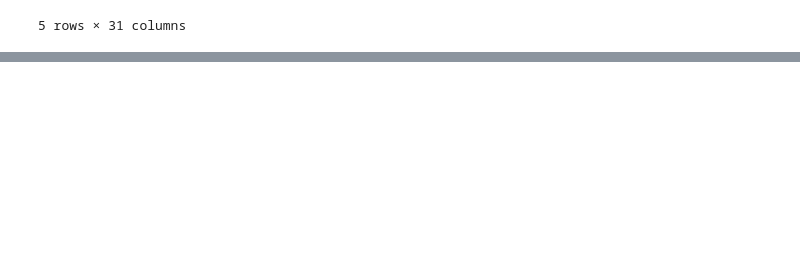
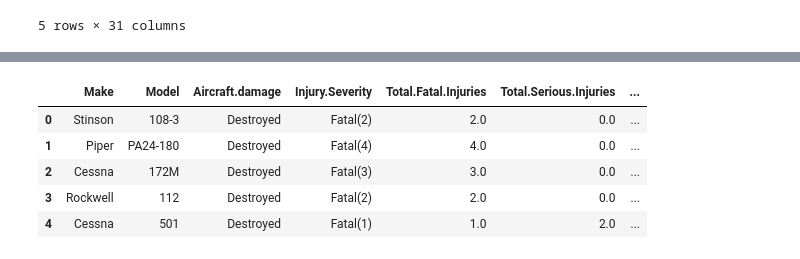
Before and after one commit to ralphy89/dsc-phase-1-project, a Jupyter notebook: working_notebook.ipynb, the cells around one changed output, grey strips where cells are left out. Cells and saved outputs as stored; diff of their text form; code cells hidden in the pictures; blank space fills up the shorter version.

```diff
--- a/working_notebook.ipynb
+++ b/working_notebook.ipynb
@@ -162,0 +186,4 @@ memory usage: 10.3+ MB
+# %%
+# Let's remove the 'Aircraft.Category'.
+to_drop = "Aircraft.Category"
+aviation_data.drop(to_drop, axis=1, inplace=True)
@@ -162,0 +203,18 @@ memory usage: 10.3+ MB
+# %%
+
+"""
+let's convert the columns containing numerical values to 'float' types and
+replace the null values for columns in 'numeric_col'.
+"""
+
+numeric_col = [
+    'Total.Fatal.Injuries',
+    'Total.Serious.Injuries',
+    'Total.Minor.Injuries',
+    'Total.Uninjured',
+    'Number.of.Engines'
+]
+
+for col in numeric_col:
+    aviation_data[col] = aviation_data[col].astype(float)
+    aviation_data[col] = aviation_data[col].fillna(aviation_data[col].median())
@@ -162,0 +224,13 @@ memory usage: 10.3+ MB
+# %%
+#
+categorical_col = [
+    'Broad.phase.of.flight',
+    'Engine.Type',
+    'Purpose.of.flight',
+    'Weather.Condition',
+    'Amateur.Built',
+    'Injury.Severity',
+    'Aircraft.damage'
+]
+for col in categorical_col:
+    aviation_data[col] = aviation_data[col].fillna('NULL_V')
@@ -162,0 +259,5 @@ memory usage: 10.3+ MB
+# %%
+# let's drop all rows with missing and duplicates values
+aviation_data.drop_duplicates(inplace=True)
+aviation_data.dropna(inplace=True)
+aviation_data.info()
@@ -162,0 +282,9 @@ memory usage: 10.3+ MB
+# %%
+aviation_data.head()
+# %% [output]
+|  | Make | Model | Aircraft.damage | Injury.Severity | Total.Fatal.Injuries | Total.Serious.Injuries | ... |
+| 0 | Stinson | 108-3 | Destroyed | Fatal(2) | 2.0 | 0.0 | ... |
+| 1 | Piper | PA24-180 | Destroyed | Fatal(4) | 4.0 | 0.0 | ... |
+| 2 | Cessna | 172M | Destroyed | Fatal(3) | 3.0 | 0.0 | ... |
+| 3 | Rockwell | 112 | Destroyed | Fatal(2) | 2.0 | 0.0 | ... |
+| 4 | Cessna | 501 | Destroyed | Fatal(1) | 1.0 | 2.0 | ... |
```
Also changed, not shown: parts of 18 cells of this notebook.
